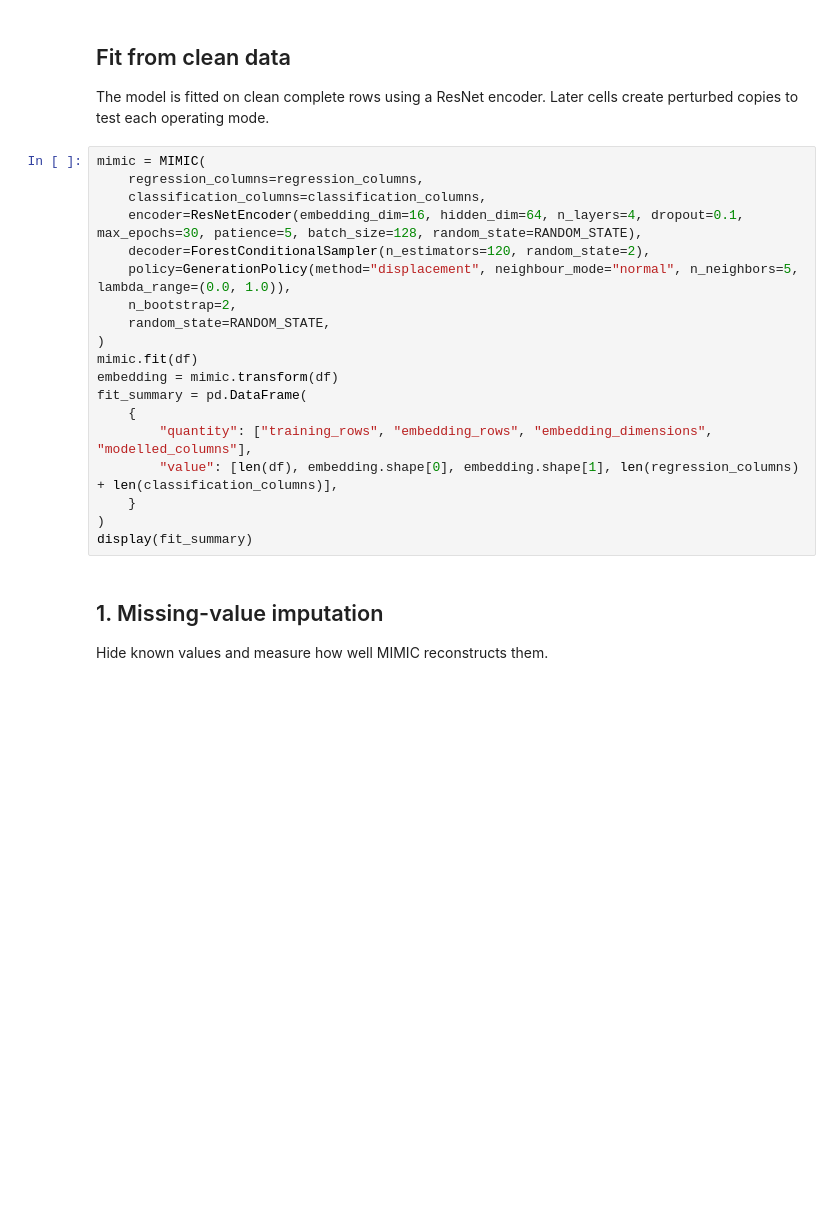
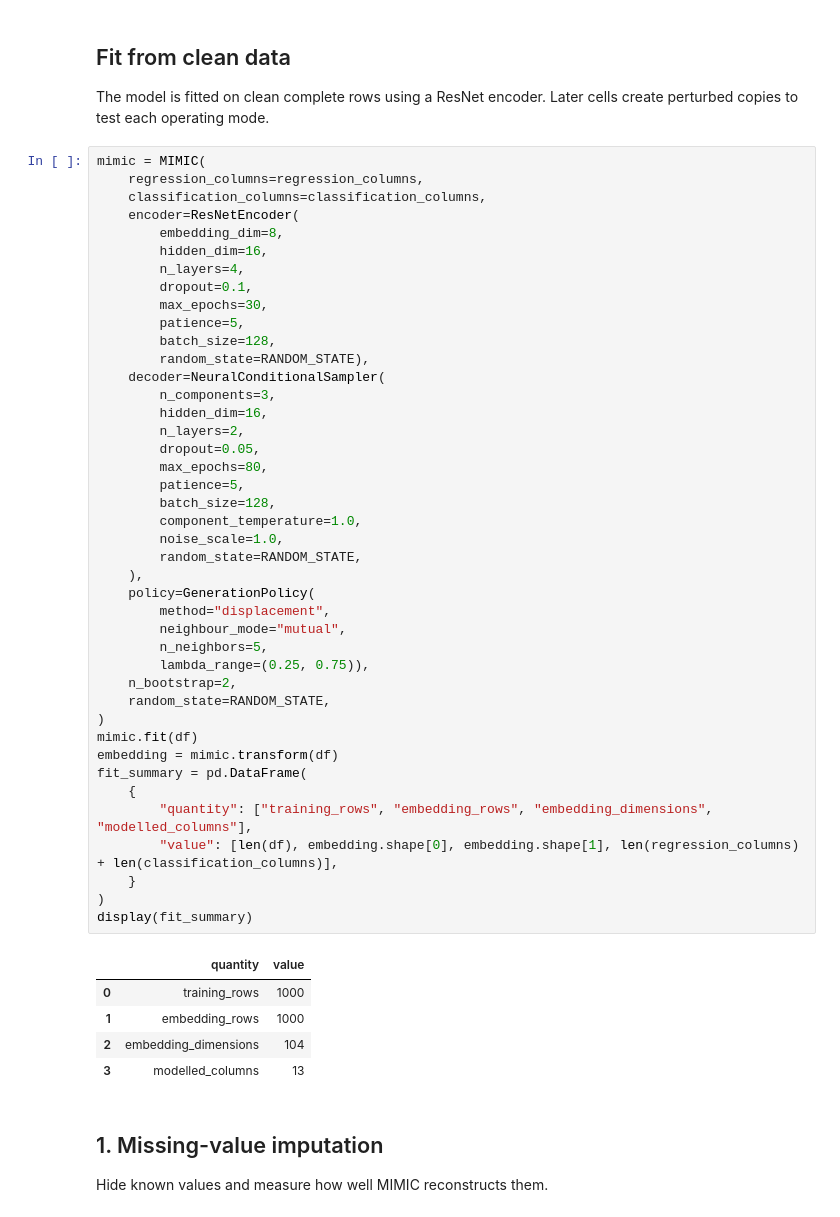
Before and after one commit to fabriziocosta/MIMIC, a Jupyter notebook: notebooks/05_adult_operating_modes_resnet.ipynb, the cells around one changed output. Drawn from its saved outputs; the diff is of its cells as text; blank space fills up the shorter version.

```diff
--- a/notebooks/05_adult_operating_modes_resnet.ipynb
+++ b/notebooks/05_adult_operating_modes_resnet.ipynb
@@ -83,22 +83,51 @@ The model is fitted on clean complete rows using a ResNet encoder. Later cells c
 # %%
 mimic = MIMIC(
     regression_columns=regression_columns,
     classification_columns=classification_columns,
-    encoder=ResNetEncoder(embedding_dim=16, hidden_dim=64, n_layers=4, dropout=0.1, max_epochs=30, patience=5, batch_size=128, random_state=RANDOM_STATE),
-    decoder=ForestConditionalSampler(n_estimators=120, random_state=2),
-    policy=GenerationPolicy(method="displacement", neighbour_mode="normal", n_neighbors=5, lambda_range=(0.0, 1.0)),
+    encoder=ResNetEncoder(
+        embedding_dim=8,
+        hidden_dim=16,
+        n_layers=4,
+        dropout=0.1,
+        max_epochs=30,
+        patience=5,
+        batch_size=128,
+        random_state=RANDOM_STATE),
+    decoder=NeuralConditionalSampler(
+        n_components=3,
+        hidden_dim=16,
+        n_layers=2,
+        dropout=0.05,
+        max_epochs=80,
+        patience=5,
+        batch_size=128,
+        component_temperature=1.0,
+        noise_scale=1.0,
+        random_state=RANDOM_STATE,
+    ),
+    policy=GenerationPolicy(
+        method="displacement",
+        neighbour_mode="mutual",
+        n_neighbors=5,
+        lambda_range=(0.25, 0.75)),
     n_bootstrap=2,
     random_state=RANDOM_STATE,
 )
 mimic.fit(df)
 embedding = mimic.transform(df)
 fit_summary = pd.DataFrame(
     {
         "quantity": ["training_rows", "embedding_rows", "embedding_dimensions", "modelled_columns"],
         "value": [len(df), embedding.shape[0], embedding.shape[1], len(regression_columns) + len(classification_columns)],
     }
 )
 display(fit_summary)
+# %% [output]
+|  | quantity | value |
+| 0 | training_rows | 1000 |
+| 1 | embedding_rows | 1000 |
+| 2 | embedding_dimensions | 104 |
+| 3 | modelled_columns | 13 |
 # %% [markdown]
 ## 1. Missing-value imputation
 
```
Also changed, not shown: parts of 8 cells of this notebook, 4 other files.
